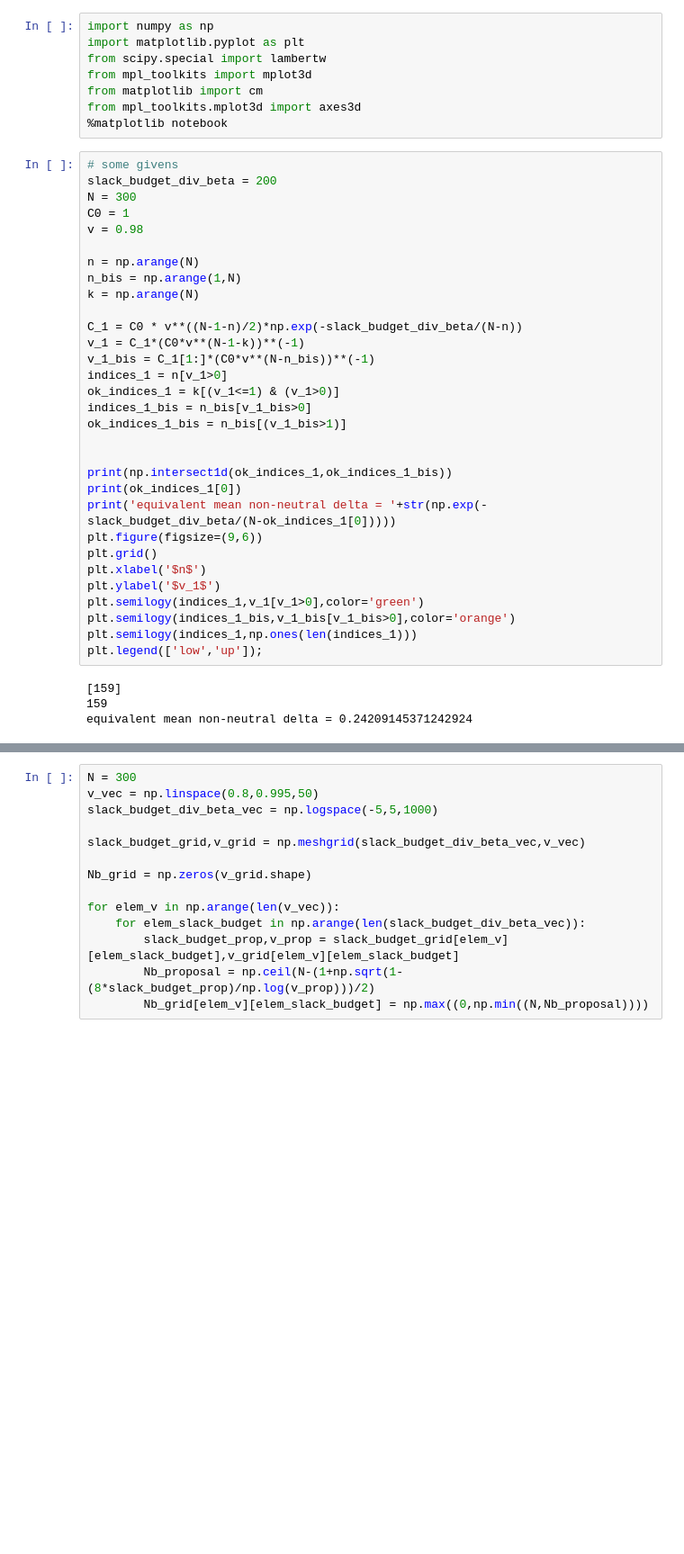
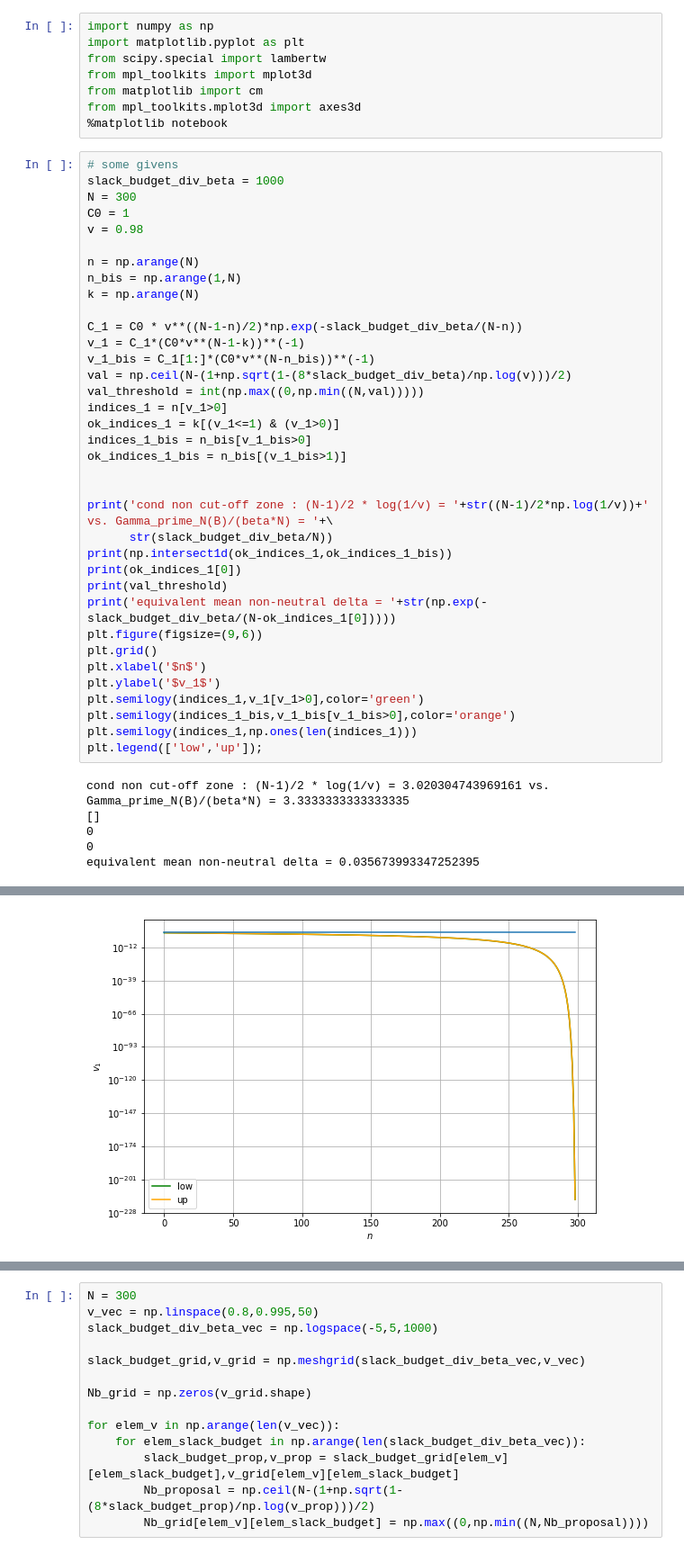
Before and after one commit to guiom-vds/Tunable-First-Order-Inexact-Oracles-TFOIO, a Jupyter notebook: PseudoQuadBehaviour.ipynb, the cells around one changed output, grey strips where cells are left out. Shown at 90% size. Cells and saved outputs as stored; diff of their text form; blank space fills up the shorter version.

```diff
--- a/PseudoQuadBehaviour.ipynb
+++ b/PseudoQuadBehaviour.ipynb
@@ -8,7 +8,7 @@ from mpl_toolkits.mplot3d import axes3d
 %matplotlib notebook
 # %%
 # some givens
-slack_budget_div_beta = 200
+slack_budget_div_beta = 1000
 N = 300
 C0 = 1
 v = 0.98
@@ -20,14 +20,19 @@ k = np.arange(N)
 C_1 = C0 * v**((N-1-n)/2)*np.exp(-slack_budget_div_beta/(N-n))
 v_1 = C_1*(C0*v**(N-1-k))**(-1)
 v_1_bis = C_1[1:]*(C0*v**(N-n_bis))**(-1)
+val = np.ceil(N-(1+np.sqrt(1-(8*slack_budget_div_beta)/np.log(v)))/2)
+val_threshold = int(np.max((0,np.min((N,val)))))
 indices_1 = n[v_1>0]
 ok_indices_1 = k[(v_1<=1) & (v_1>0)]
 indices_1_bis = n_bis[v_1_bis>0]
 ok_indices_1_bis = n_bis[(v_1_bis>1)]
 
 
+print('cond non cut-off zone : (N-1)/2 * log(1/v) = '+str((N-1)/2*np.log(1/v))+' vs. Gamma_prime_N(B)/(beta*N) = '+\
+      str(slack_budget_div_beta/N))
 print(np.intersect1d(ok_indices_1,ok_indices_1_bis))
 print(ok_indices_1[0])
+print(val_threshold)
 print('equivalent mean non-neutral delta = '+str(np.exp(-slack_budget_div_beta/(N-ok_indices_1[0]))))
 plt.figure(figsize=(9,6))
 plt.grid()
@@ -38,6 +43,8 @@ plt.semilogy(indices_1_bis,v_1_bis[v_1_bis>0],color='orange')
 plt.semilogy(indices_1,np.ones(len(indices_1)))
 plt.legend(['low','up']);
 # %% [output]
-[159]
-159
-equivalent mean non-neutral delta = 0.24209145371242924
+cond non cut-off zone : (N-1)/2 * log(1/v) = 3.020304743969161 vs. Gamma_prime_N(B)/(beta*N) = 3.3333333333333335
+[]
+0
+0
+equivalent mean non-neutral delta = 0.035673993347252395
@@ -46,3 +51,4 @@ equivalent mean non-neutral delta = 0.24209145371242924
+[figure, added]
 # %%
 N = 300
 C0 = 1
```
Also changed, not shown: parts of 7 cells of this notebook, 1 other file.
